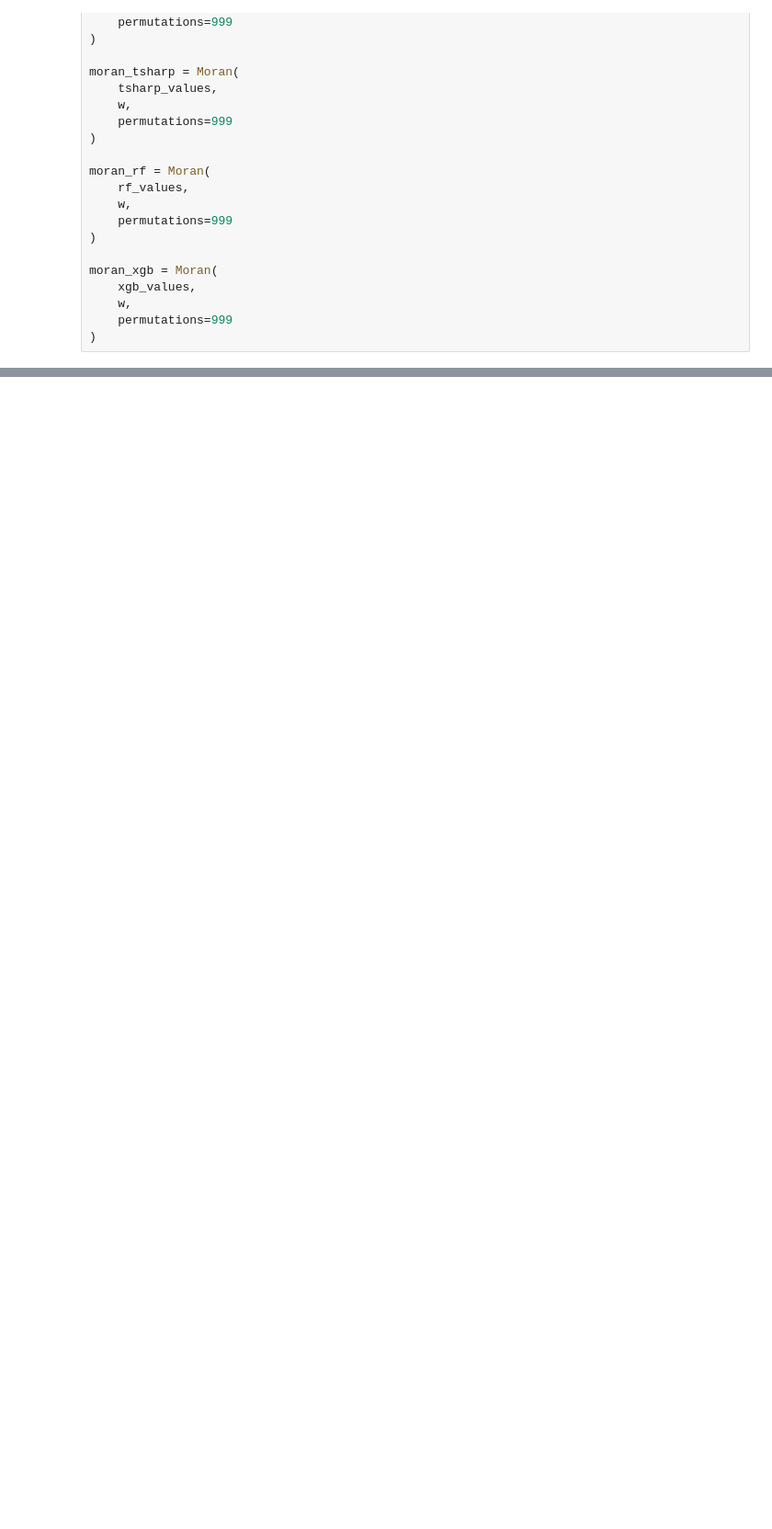
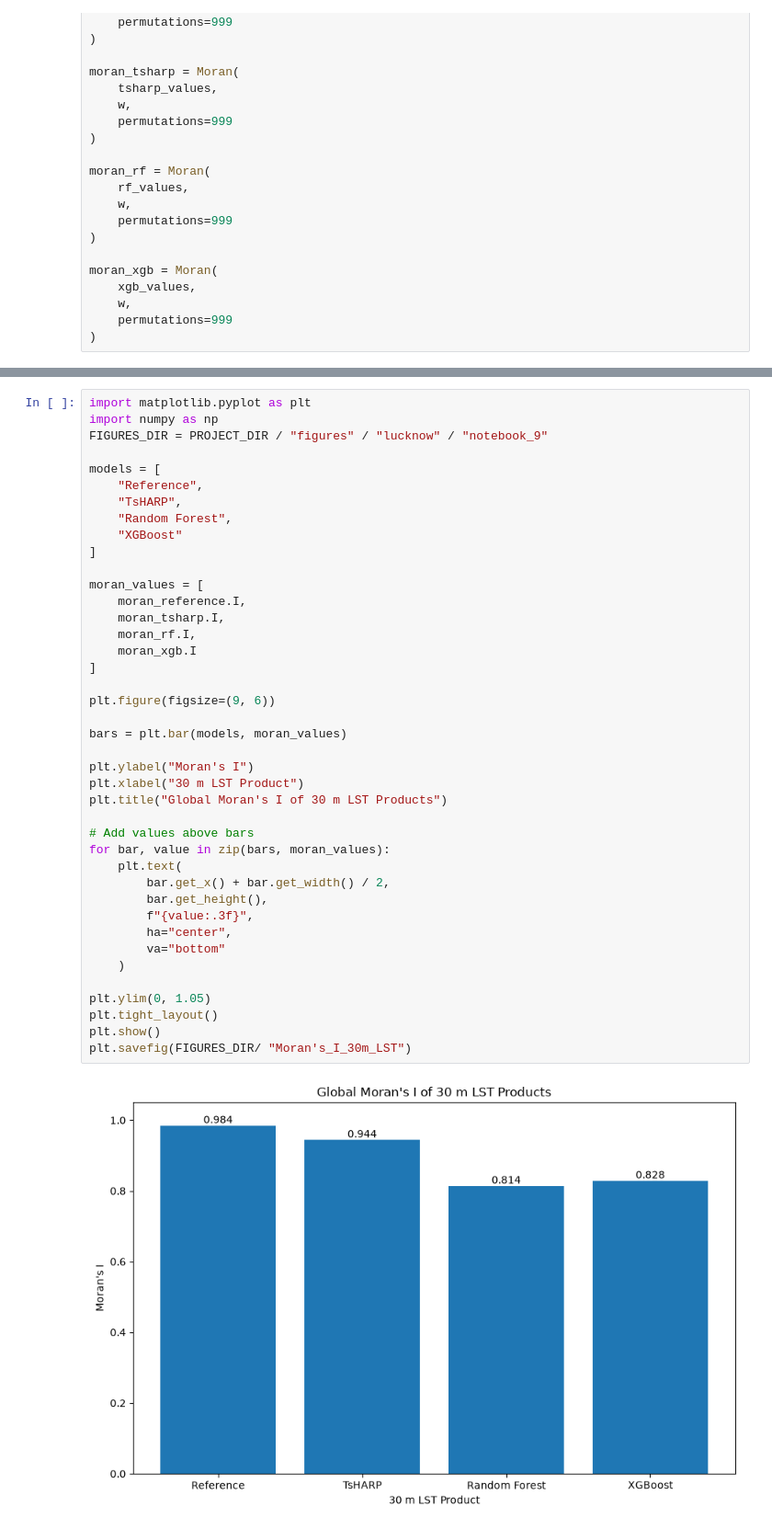
Before and after one commit to anshika1909singh-sys/GeoAI-LST-Downscaling, a Jupyter notebook: notebooks/09_Spatial_Validation.ipynb, the cells around one changed output, grey strips where cells are left out. Shown at 92% size. Drawn from its saved outputs; the diff is of its cells as text; blank space fills up the shorter version.

```diff
--- a/notebooks/09_Spatial_Validation.ipynb
+++ b/notebooks/09_Spatial_Validation.ipynb
@@ -417,0 +425,43 @@ D:\Projects\GeoAI-LST-Downscaling\results\spatial_validation\moran_i_results.csv
+# %%
+import matplotlib.pyplot as plt
+import numpy as np
+FIGURES_DIR = PROJECT_DIR / "figures" / "lucknow" / "notebook_9"
+
+models = [
+    "Reference",
+    "TsHARP",
+    "Random Forest",
+    "XGBoost"
+]
+
+moran_values = [
+    moran_reference.I,
+    moran_tsharp.I,
+    moran_rf.I,
+    moran_xgb.I
+]
+
+plt.figure(figsize=(9, 6))
+
+bars = plt.bar(models, moran_values)
+
+plt.ylabel("Moran's I")
+plt.xlabel("30 m LST Product")
+plt.title("Global Moran's I of 30 m LST Products")
+
+# Add values above bars
+for bar, value in zip(bars, moran_values):
+    plt.text(
+        bar.get_x() + bar.get_width() / 2,
+        bar.get_height(),
+        f"{value:.3f}",
+        ha="center",
+        va="bottom"
+    )
+
+plt.ylim(0, 1.05)
+plt.tight_layout()
+plt.show()
+plt.savefig(FIGURES_DIR/ "Moran's_I_30m_LST")
+# %% [output]
+[figure, added]
```
Also changed, not shown: parts of 16 cells of this notebook, 4 other files.
